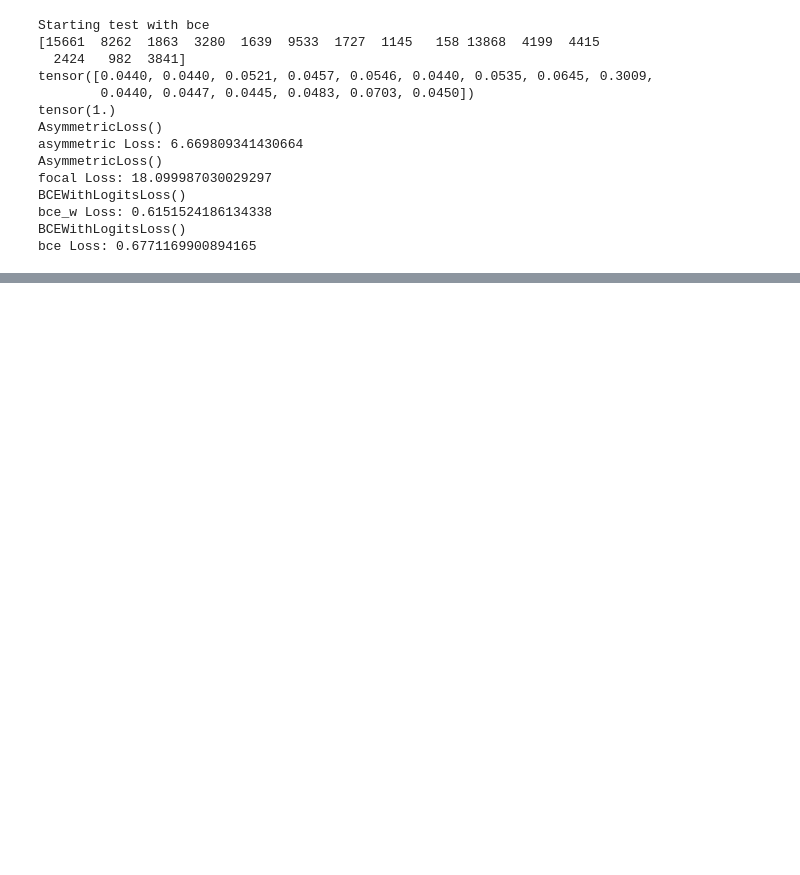
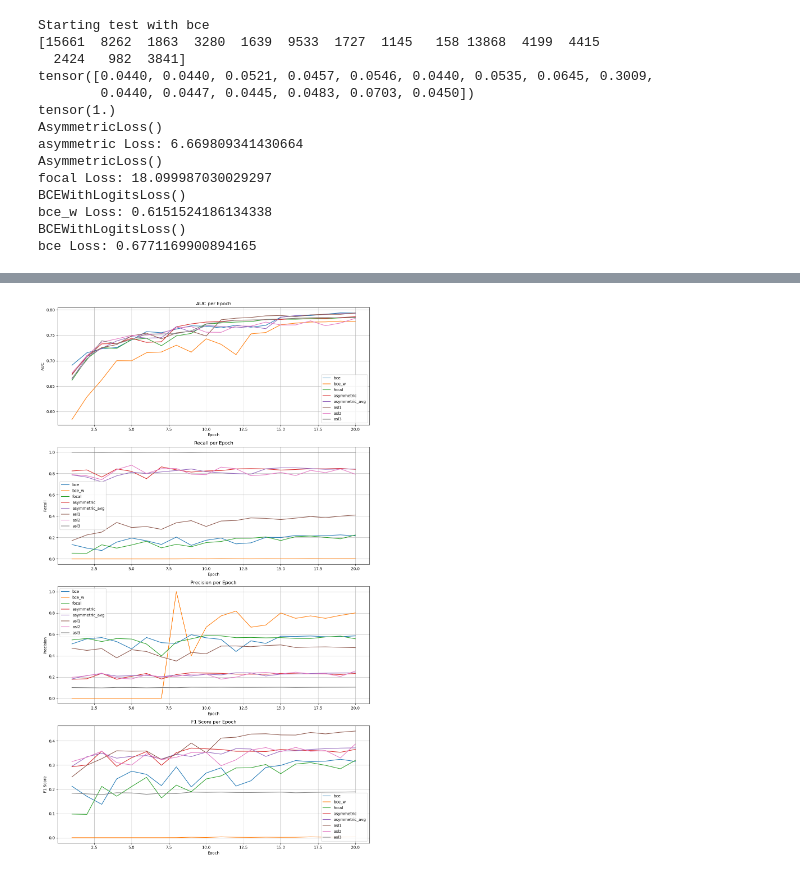
Before and after one commit to hugoarsa/TFG, a Jupyter notebook: models_local_testing_hyperparameters.ipynb, the cells around one changed output, grey strips where cells are left out. Cells and saved outputs as stored; diff of their text form; code cells hidden in the pictures; blank space fills up the shorter version.

```diff
--- a/models_local_testing_hyperparameters.ipynb
+++ b/models_local_testing_hyperparameters.ipynb
@@ -1594,7 +1492,7 @@ batch_size = 128
 learning_rate = 5e-4
 num_epochs = 20
 iter_per_epoch = 50
-image_sizes = 256
+image_size = 256
 num_classes = 15
 
 # Paths
@@ -1607,7 +1505,7 @@ histories = {}
 
 
 # Test each combination of batch size and learning rate
-for loss_func in ['bce','bce_w','focal','asymmetric','asymmetric_avg','asl1','asl2','asl3']:
+for loss_func in ['bce','bce_w','focal','asymmetric','asymmetric_avg','asl1','asl2','asl3']: #
     print(f'Starting test with loss = {loss_func}')
 
     # Data Loaders
@@ -1750,7 +1553,7 @@ for i in range(4):
 # %%
 for key, df in histories.items():
     # Save each DataFrame as "key.csv"
-    filename = f"./{key}.csv"
+    filename = f"./tests/loss_func/{key}.csv"
     df.to_csv(filename, index=False)  # Set index=False if you don't want to store the index in the CSV
     print(f"Saved {key} as {filename}")
 # %% [output]
@@ -1767,0 +1561,7 @@ plot_losses(criterion_exp, 'AUC score vs Epochs for different loss criterions')
+# %%
+histories = {}
+for key in ['bce','bce_w','focal','asymmetric','asymmetric_avg','asl1','asl2','asl3']:
+    # Save each DataFrame as "key.csv"
+    filename = f"./tests/loss_func/{key}.csv"
+    histories[key] = pd.read_csv(filename)
+    print(f"Retrieved {key} from {filename}")
@@ -1767,0 +1577,46 @@ plot_losses(criterion_exp, 'AUC score vs Epochs for different loss criterions')
+# %%
+import matplotlib.pyplot as plt
+
+def plot_metrics(history_dict):
+    # Create 4 subplots for AUC, Precision, Recall, and F1 score
+    fig, axs = plt.subplots(4, 1, figsize=(12, 20))
+
+    # Plot for each key in the dictionary
+    for key, history in history_dict.items():
+        epochs = history['epoch']
+
+        # Plot AUC
+        axs[0].plot(epochs, history['val_auc'], label=key)
+        axs[0].set_title('AUC per Epoch')
+        axs[0].set_xlabel('Epoch')
+        axs[0].set_ylabel('AUC')
+
+        # Plot Precision
+        axs[2].plot(epochs, history['precision'], label=key)
+        axs[2].set_title('Precision per Epoch')
+        axs[2].set_xlabel('Epoch')
+        axs[2].set_ylabel('Precision')
+
+        # Plot Recall
+        axs[1].plot(epochs, history['recall'], label=key)
+        axs[1].set_title('Recall per Epoch')
+        axs[1].set_xlabel('Epoch')
+        axs[1].set_ylabel('Recall')
+
+        # Plot F1 Score
+        axs[3].plot(epochs, history['f1_score'], label=key)
+        axs[3].set_title('F1 Score per Epoch')
+        axs[3].set_xlabel('Epoch')
+        axs[3].set_ylabel('F1 Score')
+
+    # Add legend to all plots
+    for ax in axs.flat:
+        ax.legend()
+        ax.grid(True)
+
+    plt.tight_layout()
+    plt.show()
+
+plot_metrics(histories)
+# %% [output]
+[figure, added]
```
Also changed, not shown: parts of 23 cells of this notebook, 12 other files.
